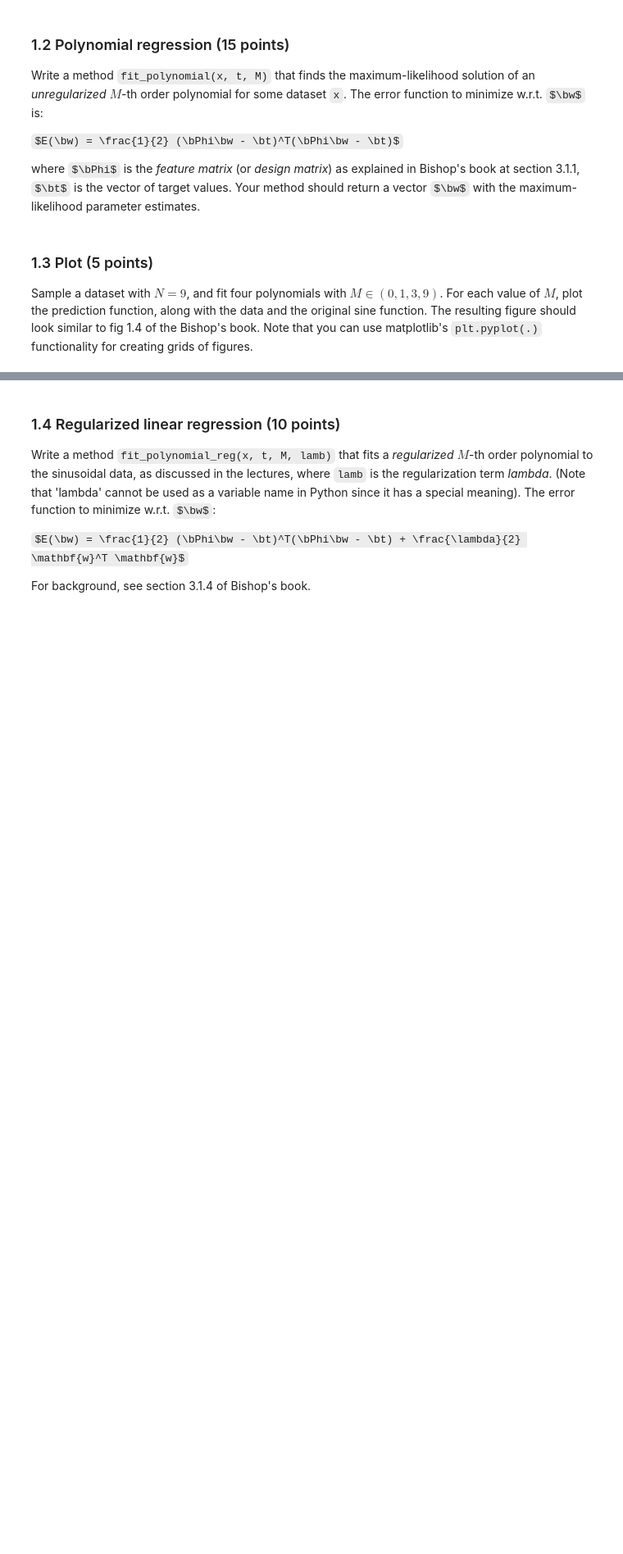
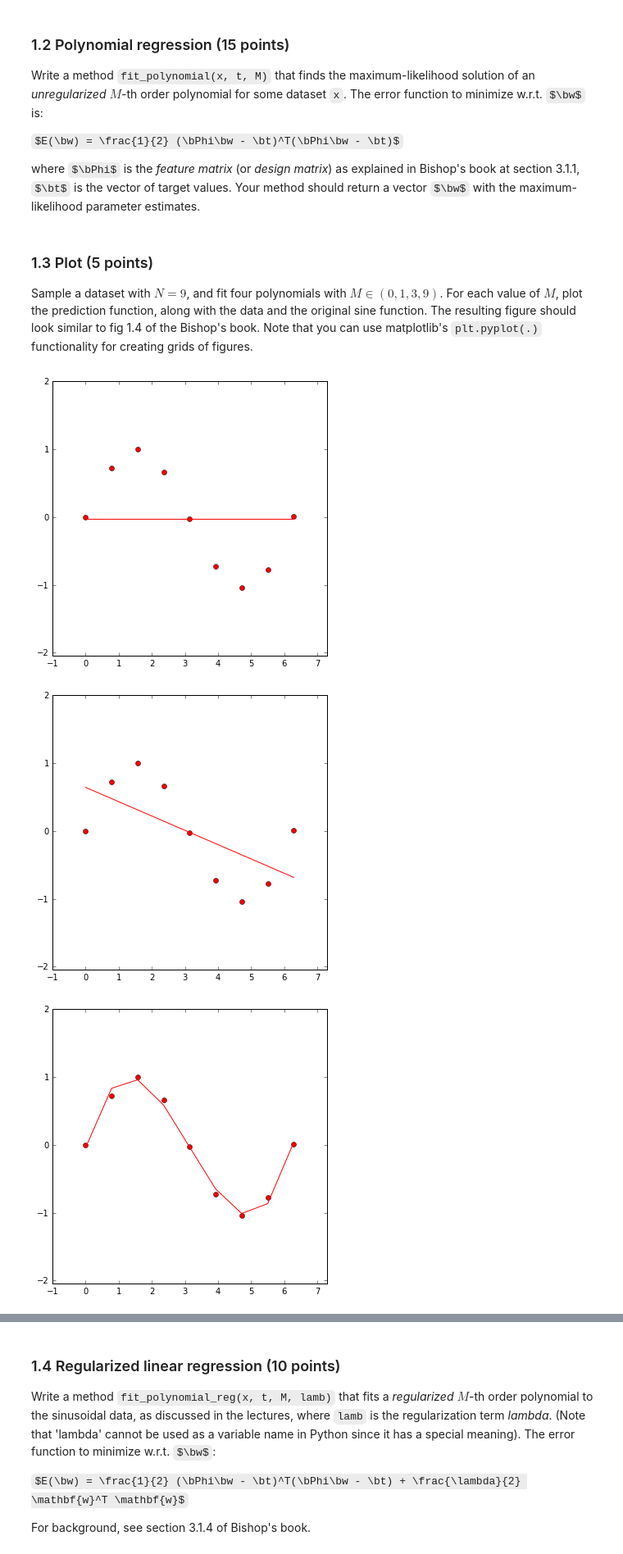
Before and after one commit to Vasileios-Charatsidis/machine_learning_1_labs, a Jupyter notebook: Lab1.ipynb, the cells around one changed output, grey strips where cells are left out. Shown at 82% size. Cells and saved outputs as stored; diff of their text form; code cells hidden in the pictures; some formulas as TeX source; blank space fills up the shorter version.

```diff
--- a/Lab1.ipynb
+++ b/Lab1.ipynb
@@ -47,3 +104,29 @@ where $\bPhi$ is the _feature matrix_ (or _design matrix_) as explained in Bisho
 ### 1.3 Plot (5 points)
 Sample a dataset with $N=9$, and fit four polynomials with $M \in (0, 1, 3, 9)$.
 For each value of $M$, plot the prediction function, along with the data and the original sine function. The resulting figure should look similar to fig 1.4 of the Bishop's book. Note that you can use matplotlib's `plt.pyplot(.)` functionality for creating grids of figures.
+# %%
+def plot_sinusoidal(x, t, M):
+    # Get optimum weights for dataset and polynomial order.
+    w = fit_polynomial(x, t, M)
+
+    # Get design matrix
+    dmatrix = generate_dmatrix(x, M)
+
+    # Compute prediction function
+    prediction_function = np.dot(dmatrix,w)
+
+    # Plot
+    plt.figure(figsize=(6,6))
+    plt.plot(x, t, 'ro')
+    plt.plot(x, prediction_function, 'r', label='Fitted line')
+    plt.axis([np.amin(x)-1, np.amax(x)+1, np.amin(t)-1, np.amax(t)+1])
+    plt.show()
+
+plot_sinusoidal(x, t, 0)
+plot_sinusoidal(x, t, 1)
+plot_sinusoidal(x, t, 3)
+plot_sinusoidal(x, t, 9)
+# %% [output]
+[figure, added]
+[figure, added]
+[figure, added]
```
Also changed, not shown: parts of 8 cells of this notebook.
